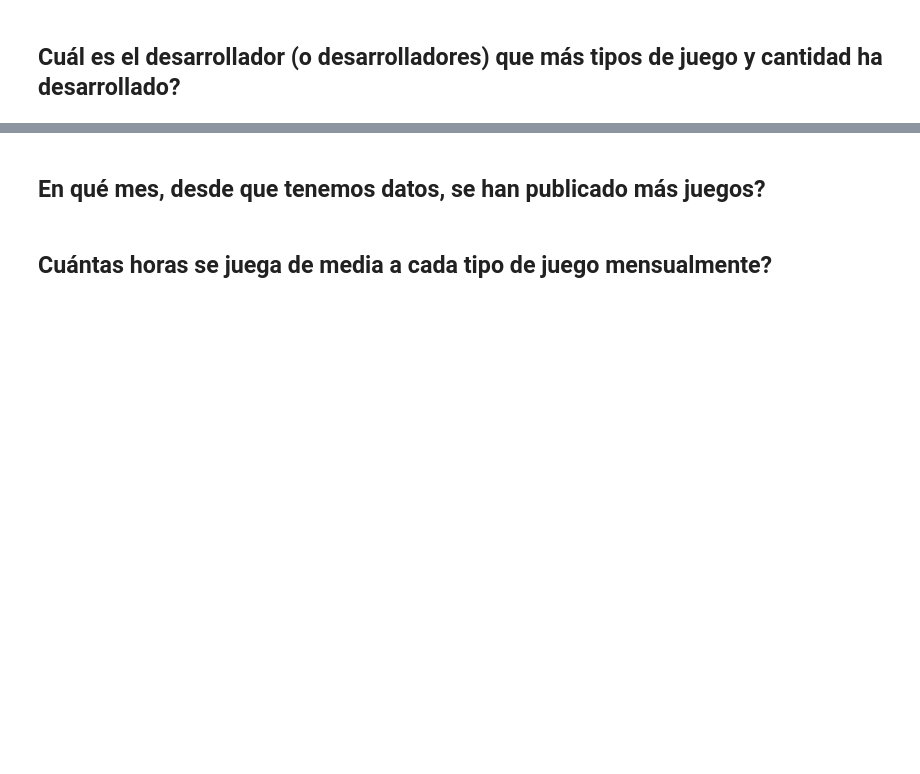
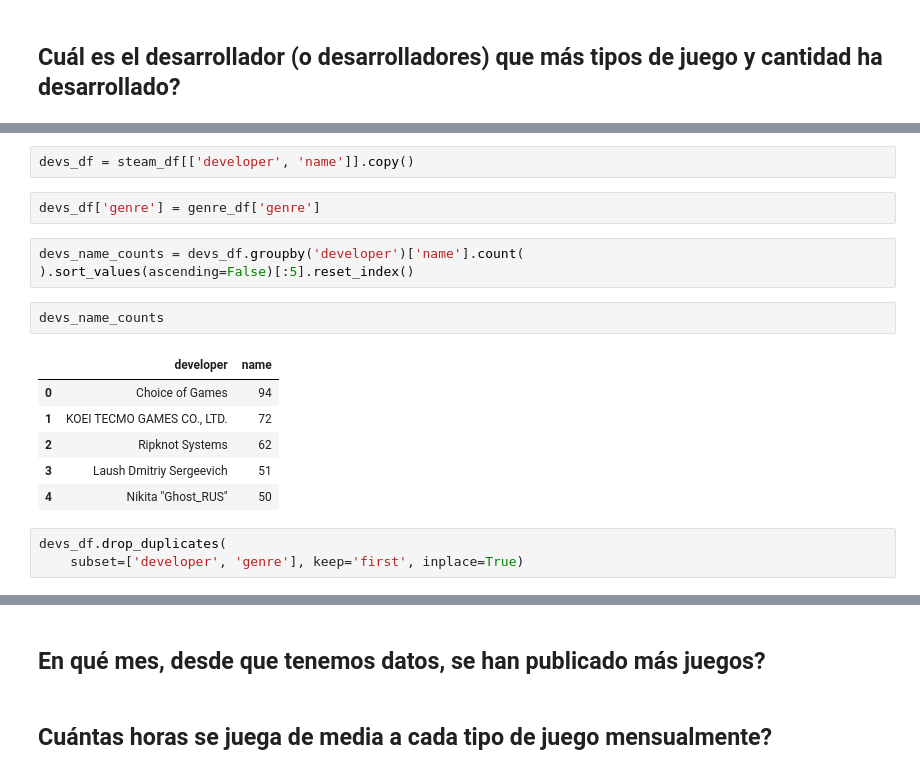
Before and after one commit to AlTesla/steam_EDA, a Jupyter notebook: steam_EDA_Alvaro_Corona.ipynb, the cells around one changed output, grey strips where cells are left out. Cells and saved outputs as stored; diff of their text form; blank space fills up the shorter version.

```diff
--- a/steam_EDA_Alvaro_Corona.ipynb
+++ b/steam_EDA_Alvaro_Corona.ipynb
@@ -393,0 +465,19 @@ plt.show()
+# %%
+devs_df = steam_df[['developer', 'name']].copy()
+# %%
+devs_df['genre'] = genre_df['genre']
+# %%
+devs_name_counts = devs_df.groupby('developer')['name'].count(
+).sort_values(ascending=False)[:5].reset_index()
+# %%
+devs_name_counts
+# %% [output]
+|  | developer | name |
+| 0 | Choice of Games | 94 |
+| 1 | KOEI TECMO GAMES CO., LTD. | 72 |
+| 2 | Ripknot Systems | 62 |
+| 3 | Laush Dmitriy Sergeevich | 51 |
+| 4 | Nikita "Ghost_RUS" | 50 |
+# %%
+devs_df.drop_duplicates(
+    subset=['developer', 'genre'], keep='first', inplace=True)
```
Also changed, not shown: parts of 18 cells of this notebook, 1 other file.
